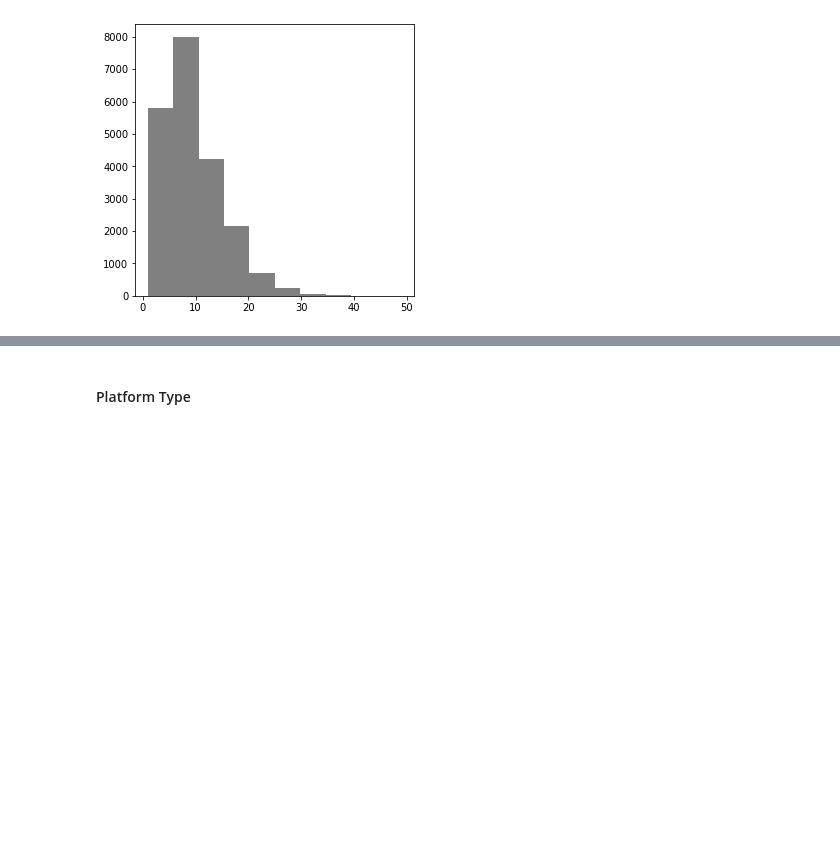
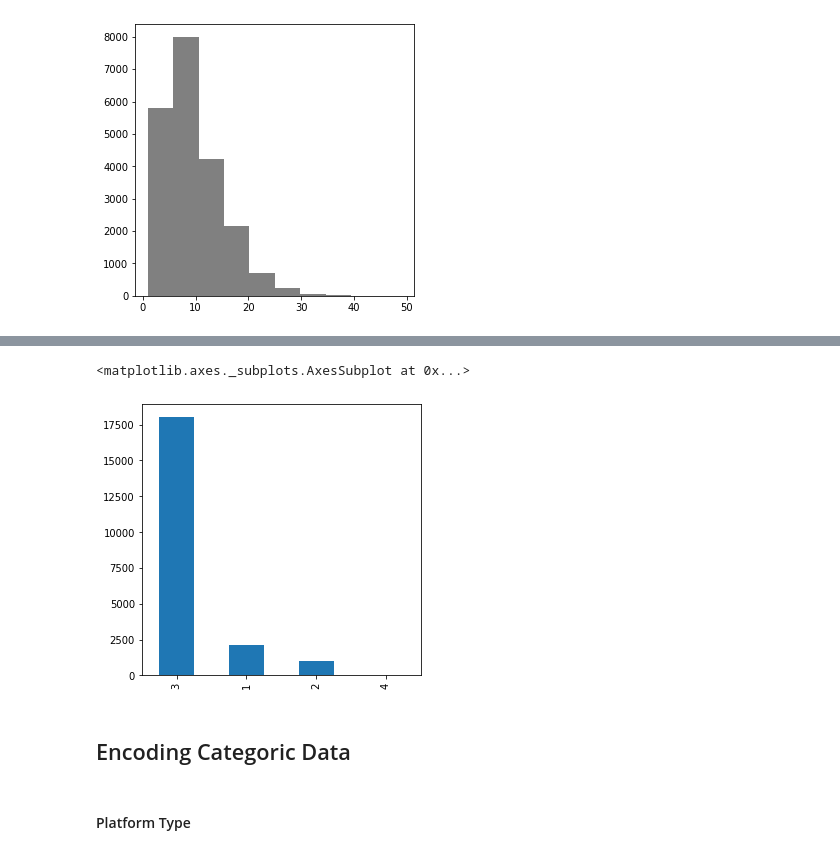
Before and after one commit to Jamakasilwane/EDSA_Zindi_Hackathon, a Jupyter notebook: EDSA_Zindi_Hackathon_notebook.ipynb, the cells around one changed output, grey strips where cells are left out. Cells and saved outputs as stored; diff of their text form; code cells hidden in the pictures; blank space fills up the shorter version.

```diff
--- a/EDSA_Zindi_Hackathon_notebook.ipynb
+++ b/EDSA_Zindi_Hackathon_notebook.ipynb
@@ -192,3 +216,10 @@ plt.show()
+# %%
+dataset_train['Platform Type'].value_counts().plot(kind='bar')
+# %% [output]
+<matplotlib.axes._subplots.AxesSubplot at 0x...>
+[figure, added]
+# %% [markdown]
+## Encoding Categoric Data
 # %% [markdown]
 #### Platform Type
 # %%
```
Also changed, not shown: parts of 37 cells of this notebook.
